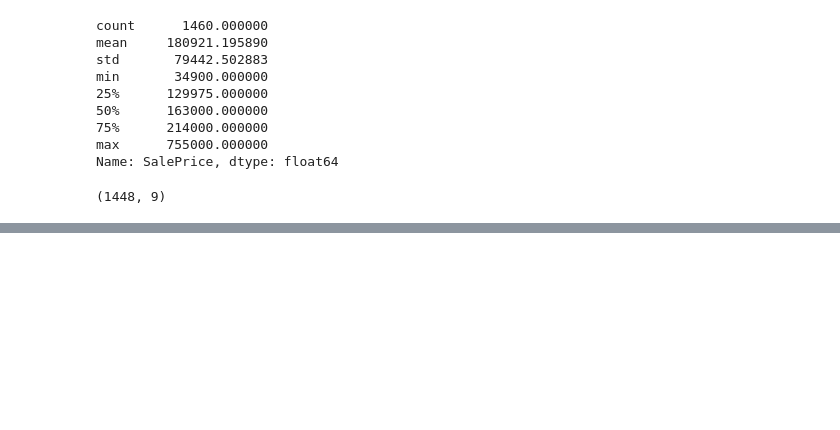
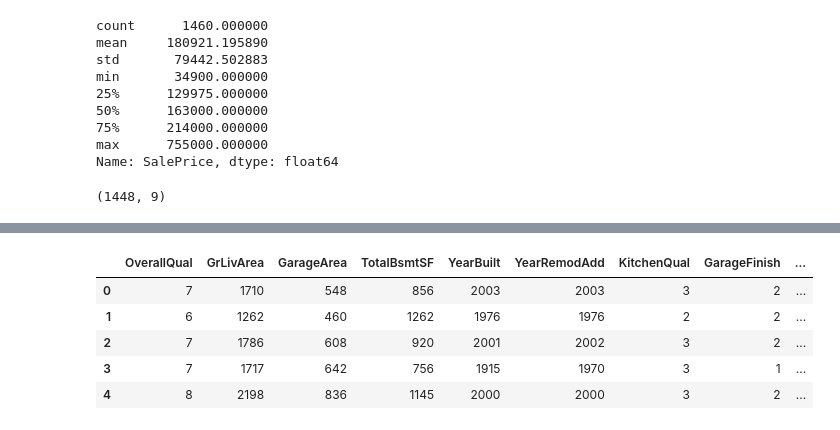
Before and after one commit to Naviid24/pp5-house-price-prediction, a Jupyter notebook: notebooks/data_exploration.ipynb, the cells around one changed output, grey strips where cells are left out. Drawn from its saved outputs; the diff is of its cells as text; code cells hidden in the pictures; blank space fills up the shorter version.

```diff
--- a/notebooks/data_exploration.ipynb
+++ b/notebooks/data_exploration.ipynb
@@ -517,2 +517,11 @@ sns.boxplot(x=data["SalePrice"])
 # %%
 cleaned_corr_data.to_csv('data/processed/cleaned_corr_data.csv', index=False)
+# %%
+cleaned_corr_data.head()
+# %% [output]
+|  | OverallQual | GrLivArea | GarageArea | TotalBsmtSF | YearBuilt | YearRemodAdd | KitchenQual | GarageFinish | ... |
+| 0 | 7 | 1710 | 548 | 856 | 2003 | 2003 | 3 | 2 | ... |
+| 1 | 6 | 1262 | 460 | 1262 | 1976 | 1976 | 2 | 2 | ... |
+| 2 | 7 | 1786 | 608 | 920 | 2001 | 2002 | 3 | 2 | ... |
+| 3 | 7 | 1717 | 642 | 756 | 1915 | 1970 | 3 | 1 | ... |
+| 4 | 8 | 2198 | 836 | 1145 | 2000 | 2000 | 3 | 2 | ... |
```
Also changed, not shown: parts of 7 cells of this notebook, 2 other files.
